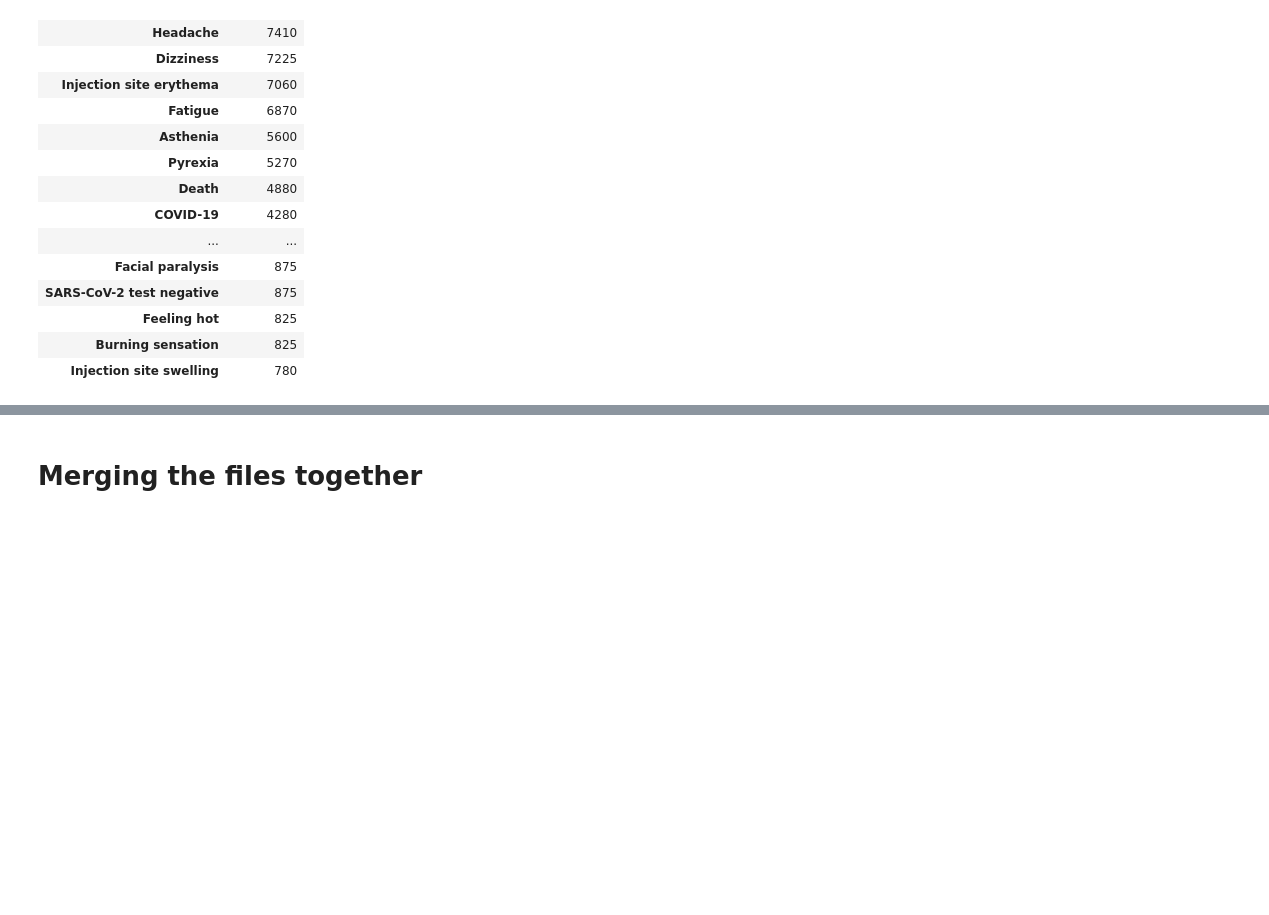
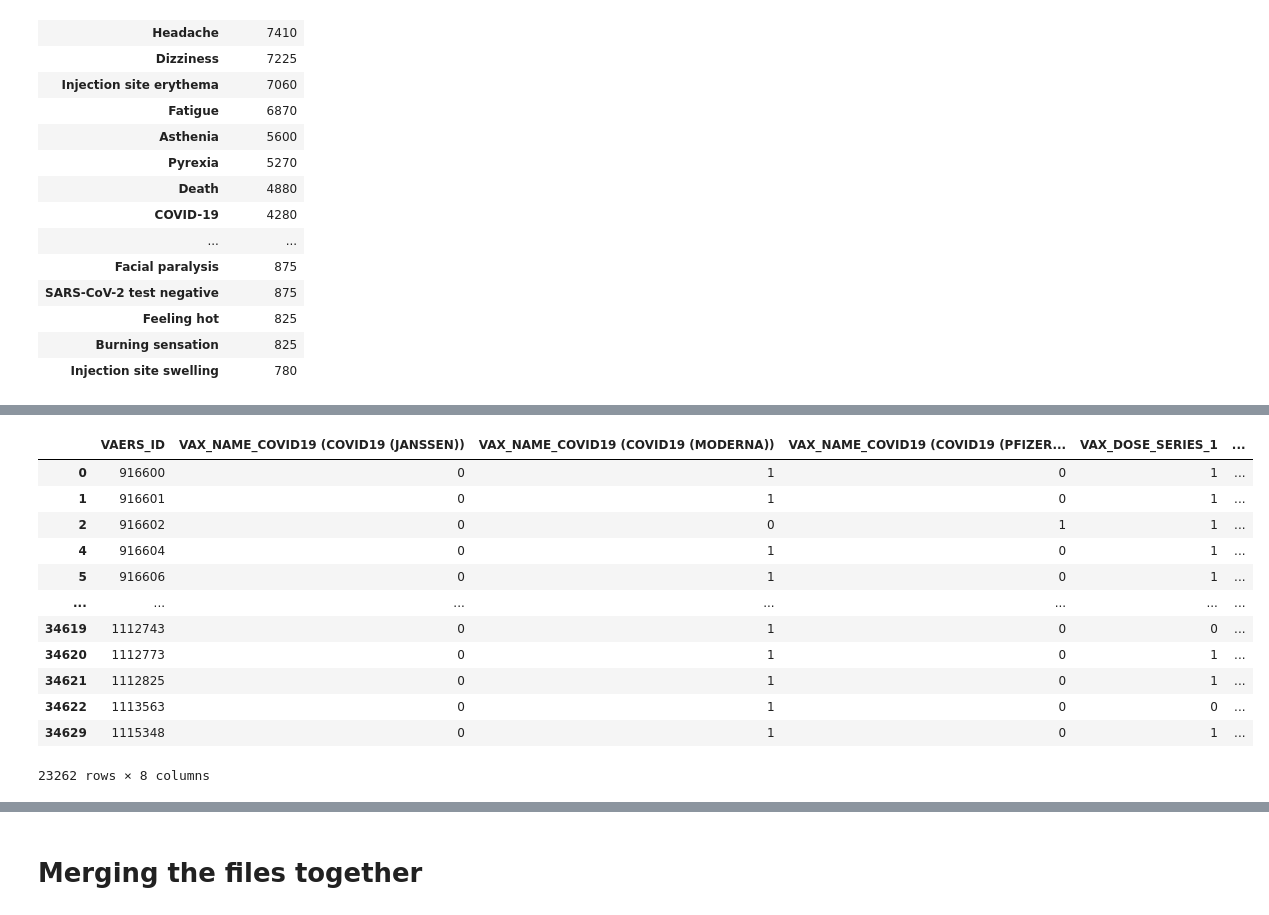
Before and after one commit to D11eleven/Vaccine_Side_Effects_Predictor, a Jupyter notebook: SP/preprocessing.ipynb, the cells around one changed output, grey strips where cells are left out. Drawn from its saved outputs; the diff is of its cells as text; code cells hidden in the pictures; blank space fills up the shorter version.

```diff
--- a/SP/preprocessing.ipynb
+++ b/SP/preprocessing.ipynb
@@ -244,0 +333,2 @@ all_symptoms.groupby(all_symptoms['SYMPTOM']).count().sort_values('VAERS_ID', as
+# %%
+covid_vaccine_df.dropna(subset = ['VAX_SITE'], inplace=True)
@@ -244,0 +392,17 @@ all_symptoms.groupby(all_symptoms['SYMPTOM']).count().sort_values('VAERS_ID', as
+# %%
+final = pd.get_dummies(final_covid_vaccine_df)
+final
+# %% [output]
+|  | VAERS_ID | VAX_NAME_COVID19 (COVID19 (JANSSEN)) | VAX_NAME_COVID19 (COVID19 (MODERNA)) | VAX_NAME_COVID19 (COVID19 (PFIZER... | VAX_DOSE_SERIES_1 | ... |
+| 0 | 916600 | 0 | 1 | 0 | 1 | ... |
+| 1 | 916601 | 0 | 1 | 0 | 1 | ... |
+| 2 | 916602 | 0 | 0 | 1 | 1 | ... |
+| 4 | 916604 | 0 | 1 | 0 | 1 | ... |
+| 5 | 916606 | 0 | 1 | 0 | 1 | ... |
+| ... | ... | ... | ... | ... | ... | ... |
+| 34619 | 1112743 | 0 | 1 | 0 | 0 | ... |
+| 34620 | 1112773 | 0 | 1 | 0 | 1 | ... |
+| 34621 | 1112825 | 0 | 1 | 0 | 1 | ... |
+| 34622 | 1113563 | 0 | 1 | 0 | 0 | ... |
+| 34629 | 1115348 | 0 | 1 | 0 | 1 | ... |
+23262 rows × 8 columns
```
Also changed, not shown: parts of 24 cells of this notebook, 1 other file.
